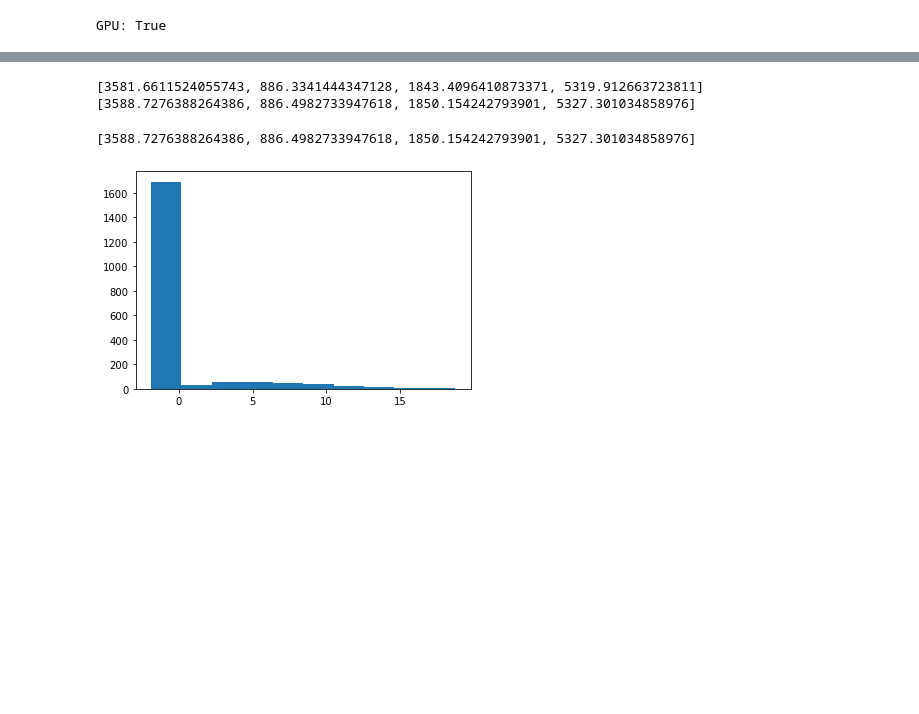
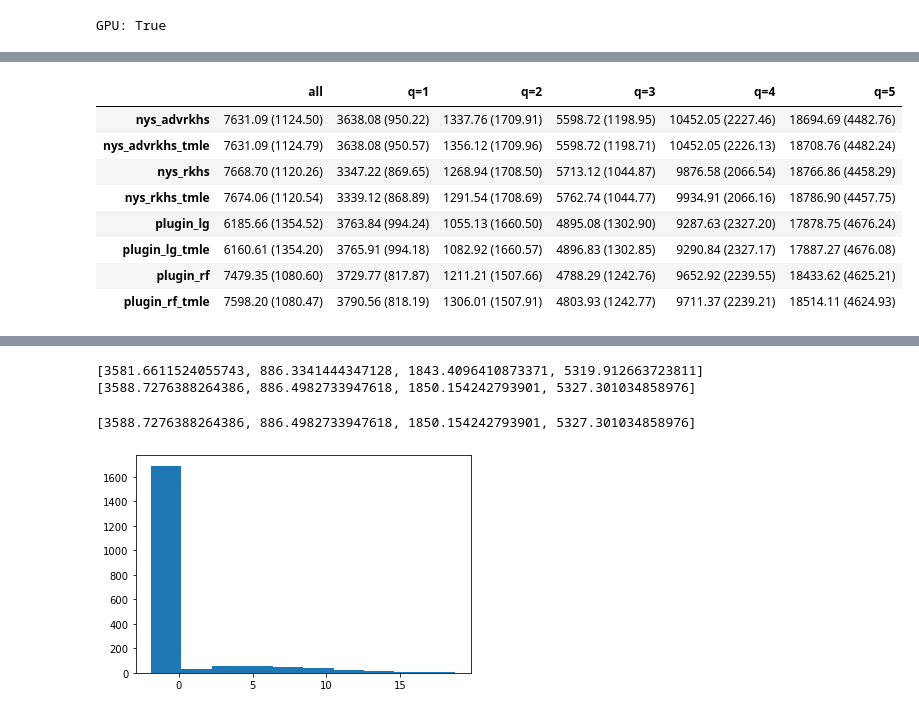
Before and after one commit to syrgkanislab/adversarial_reisz, a Jupyter notebook: 401k.ipynb, the cells around one changed output, grey strips where cells are left out. Cells and saved outputs as stored; diff of their text form; code cells hidden in the pictures; blank space fills up the shorter version.

```diff
--- a/401k.ipynb
+++ b/401k.ipynb
@@ -204 +253,20 @@ res
+# %%
+res_f = res.reset_index()
+res_d = {}
+for q in range(6):
+    res_d[f'q={q}' if q>0 else 'all'] = {method: "{:.2f} ({:.2f})".format(res.loc[(f'q={q}', method), 'point'],
+                                                        res.loc[(f'q={q}', method), 'stderr'])
+                                         for method in np.unique(res_f['level_1'].values)}
+res_d = pd.DataFrame(res_d)
+res_d
+# %% [output]
+|  | all | q=1 | q=2 | q=3 | q=4 | q=5 |
+| nys_advrkhs | 7631.09 (1124.50) | 3638.08 (950.22) | 1337.76 (1709.91) | 5598.72 (1198.95) | 10452.05 (2227.46) | 18694.69 (4482.76) |
+| nys_advrkhs_tmle | 7631.09 (1124.79) | 3638.08 (950.57) | 1356.12 (1709.96) | 5598.72 (1198.71) | 10452.05 (2226.13) | 18708.76 (4482.24) |
+| nys_rkhs | 7668.70 (1120.26) | 3347.22 (869.65) | 1268.94 (1708.50) | 5713.12 (1044.87) | 9876.58 (2066.54) | 18766.86 (4458.29) |
+| nys_rkhs_tmle | 7674.06 (1120.54) | 3339.12 (868.89) | 1291.54 (1708.69) | 5762.74 (1044.77) | 9934.91 (2066.16) | 18786.90 (4457.75) |
+| plugin_lg | 6185.66 (1354.52) | 3763.84 (994.24) | 1055.13 (1660.50) | 4895.08 (1302.90) | 9287.63 (2327.20) | 17878.75 (4676.24) |
+| plugin_lg_tmle | 6160.61 (1354.20) | 3765.91 (994.18) | 1082.92 (1660.57) | 4896.83 (1302.85) | 9290.84 (2327.17) | 17887.27 (4676.08) |
+| plugin_rf | 7479.35 (1080.60) | 3729.77 (817.87) | 1211.21 (1507.66) | 4788.29 (1242.76) | 9652.92 (2239.55) | 18433.62 (4625.21) |
+| plugin_rf_tmle | 7598.20 (1080.47) | 3790.56 (818.19) | 1306.01 (1507.91) | 4803.93 (1242.77) | 9711.37 (2239.21) | 18514.11 (4624.93) |
 # %%
```
Also changed, not shown: parts of 24 cells of this notebook, 4 other files.
